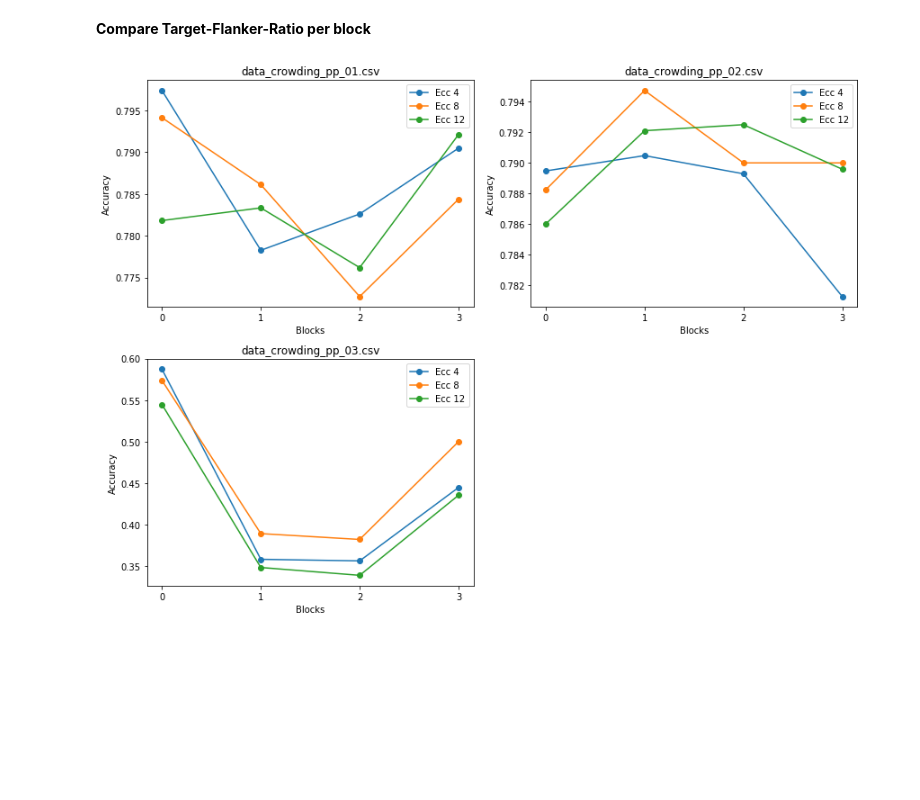
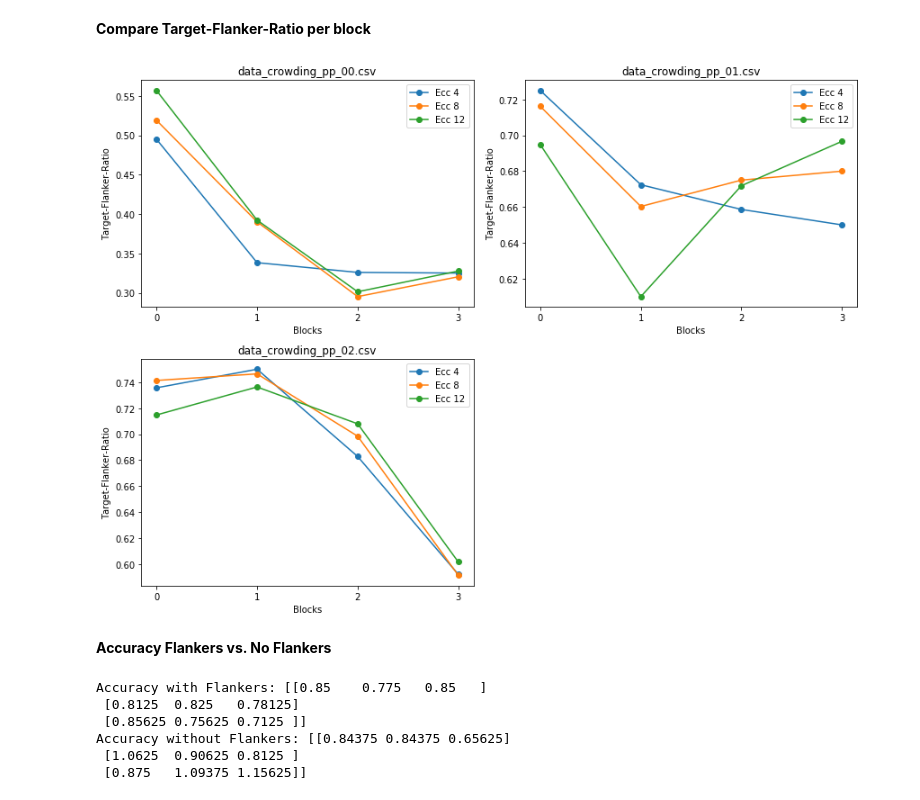
Before and after one commit to iverissimo/Crowding, a Jupyter notebook: Data analysis Prepiloting.ipynb, the cells around one changed output. Drawn from its saved outputs; the diff is of its cells as text; code cells hidden in the pictures; blank space fills up the shorter version.

```diff
--- a/Data analysis Prepiloting.ipynb
+++ b/Data analysis Prepiloting.ipynb
@@ -209,7 +209,7 @@ for e in ecc:
     ecc_ratio = []
 
     for i in range(len(data_all)):
-        if data_all["target_ecc"][i]==e and data_all['key_pressed'][i]==data_all['target_orientation'][i]:
+        if data_all['flanker_presence'][i]=="flankers" and data_all["target_ecc"][i]==e and data_all['key_pressed'][i]==data_all['target_orientation'][i]:
             ecc_acc.append(True)
             ecc_ratio.append(data_all['target_flank_ratio'][i])
         else:
@@ -231,12 +231,13 @@ plt.figure(figsize=(12,rows*4))
 
 for i in range(len(all_files)):
     data_sub = pd.read_csv(all_files[i], sep='\t')
+    data_sub = data_sub.loc[144:719]
     plt.subplot(rows,2,i+1)
     plt.plot(data_sub["RT"])
     plt.ylabel("Reaction time (s) ")
     plt.xlabel("Trial")
     plt.title(all_files[i])
-    xposition = [120, 240, 360]
+    xposition = [288,432,576]
     for xc in xposition:
         plt.axvline(x=xc, ls='--', c='k', lw=0.75)
 plt.tight_layout()
@@ -249,12 +250,13 @@ plt.figure(figsize=(12,rows*4))
 
 for i in range(len(all_files)):
     data_sub = pd.read_csv(all_files[i], sep='\t')
+    data_sub = data_sub.loc[144:719]
     plt.subplot(rows,2,i+1)
     plt.plot(data_sub["target_flank_ratio"])
     plt.ylabel("Target-flanker distance (% of ecc)")
     plt.xlabel("Trial")
     plt.title(all_files[i])
-    xposition = [120, 240, 360]
+    xposition = [288,432,576]
     for xc in xposition:
         plt.axvline(x=xc, ls='--', c='k', lw=0.75)
 plt.tight_layout()
@@ -266,7 +268,7 @@ plt.tight_layout()
 blocks = 4
 trials_per_block = len(data)/blocks
 trials_per_block_per_ecc = trials_per_block/len(ecc)
-block_separation=[0,120,240,360,480]
+block_separation=[144,288,432,576,719]
 
 acc_ecc_block = np.zeros((blocks, len(ecc), len(all_files)))
 ratio_ecc_block = np.zeros((blocks, len(ecc), len(all_files)))
@@ -274,6 +276,7 @@ ratio_ecc_block = np.zeros((blocks, len(ecc), len(all_files)))
 for sub in range(len(all_files)):
 
     data_sub = pd.read_csv(all_files[sub], sep='\t')
+    data_sub = data_sub.loc[144:719]
 
     for b in range(blocks):
 
@@ -282,12 +285,11 @@ for sub in range(len(all_files)):
             ecc_ratio = []
 
             for i in range(block_separation[b],block_separation[b+1]):
-                if data_sub["target_ecc"][i]==ecc[e] and data_sub['key_pressed'][i]==data_sub['target_orientation'][i]:
+                if data_sub['flanker_presence'][i]=="flankers" and data_sub["target_ecc"][i]==ecc[e] and data_sub['key_pressed'][i]==data_sub['target_orientation'][i]:
                     ecc_acc.append(True)
                     ecc_ratio.append(data_sub['target_flank_ratio'][i])
                 else:
                     ecc_acc.append(False)
-
             acc_ecc_block[b,e,sub]=(float(sum(ecc_acc))/trials_per_block_per_ecc)
             ratio_ecc_block[b,e,sub]=(sum(ecc_ratio)/len(ecc_ratio))
 # %% [markdown]
@@ -314,17 +316,60 @@ plt.tight_layout()
 # %%
 plt.figure(figsize=(12,rows*3.5))
 
 for i in range(len(all_files)):
     plt.subplot(rows,2,i+1)
     plt.title(all_files[i])
     plt.plot(ratio_ecc_block[:,0,i], marker='o')
     plt.plot(ratio_ecc_block[:,1,i], marker='o')
     plt.plot(ratio_ecc_block[:,2,i], marker='o')
     plt.xlabel("Blocks")
     plt.xticks(range(blocks))
-    plt.ylabel("Accuracy")
+    plt.ylabel("Target-Flanker-Ratio")
     plt.legend(["Ecc 4", "Ecc 8", "Ecc 12"])
 
 plt.tight_layout()
 # %% [output]
-[figure, old version]
+[figure, new version]
+# %% [markdown]
+**Accuracy Flankers vs. No Flankers**
+# %%
+trials_per_ecc = len(data)/len(ecc)
+trials_per_ecc_flank = trials_per_ecc/1.2
+trials_per_ecc_noflank = trials_per_ecc/6
+
+acc_ecc_flank = np.zeros((len(ecc), len(all_files)))
+acc_ecc_noflank = np.zeros((len(ecc), len(all_files)))
+
+for sub in range(len(all_files)):
+
+    data_sub = pd.read_csv(all_files[sub], sep='\t')
+    data_sub = data_sub.loc[144:719]
+
+    for e in range(len(ecc)):
+        acc_flank = []
+        acc_noflank = []
+
+        for i in range(144,720):
+
+            if data_sub["flanker_presence"][i]=="flankers" and data_sub["target_ecc"][i]==ecc[e] and data_sub['key_pressed'][i]==data_sub['target_orientation'][i]:
+                acc_flank.append(True)
+            else:
+                acc_flank.append(False)
+
+            if data_sub['flanker_presence'][i]=="no flankers" and data_sub["target_ecc"][i]==ecc[e] and data_sub['key_pressed'][i]==data_sub['target_orientation'][i]:
+                acc_noflank.append(True)
+            else:
+                acc_noflank.append(False)
+
+        acc_ecc_flank[e,sub]=(sum(acc_flank)/trials_per_ecc_flank)
+        acc_ecc_noflank[e,sub]=(sum(acc_noflank)/trials_per_ecc_noflank)
+
+print("Accuracy with Flankers:",acc_ecc_flank)
+print("Accuracy without Flankers:",acc_ecc_noflank)
+# %% [output]
+Accuracy with Flankers: [[0.85    0.775   0.85   ]
+ [0.8125  0.825   0.78125]
+ [0.85625 0.75625 0.7125 ]]
+Accuracy without Flankers: [[0.84375 0.84375 0.65625]
+ [1.0625  0.90625 0.8125 ]
+ [0.875   1.09375 1.15625]]
```
Also changed, not shown: parts of 16 cells of this notebook.
